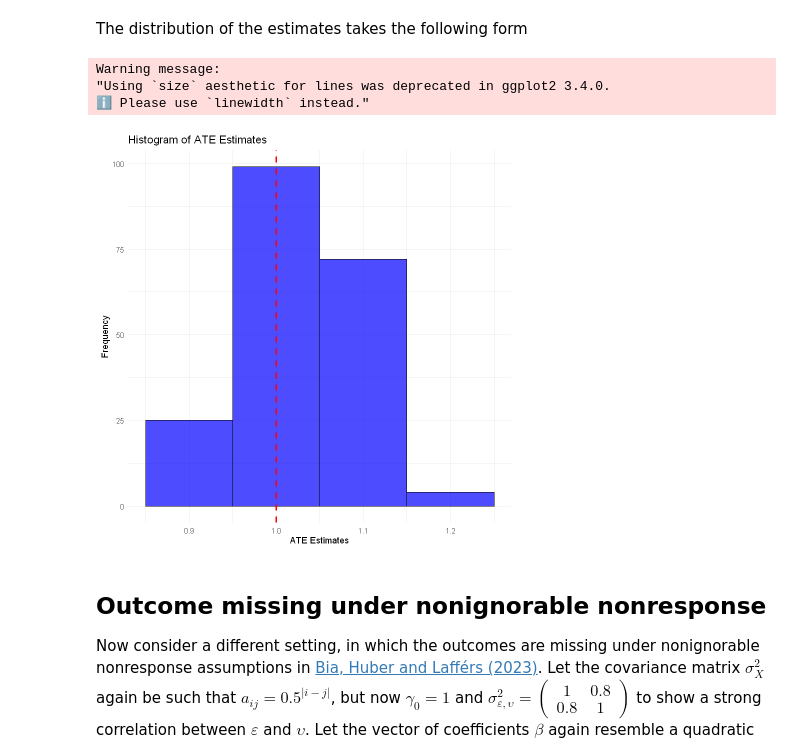
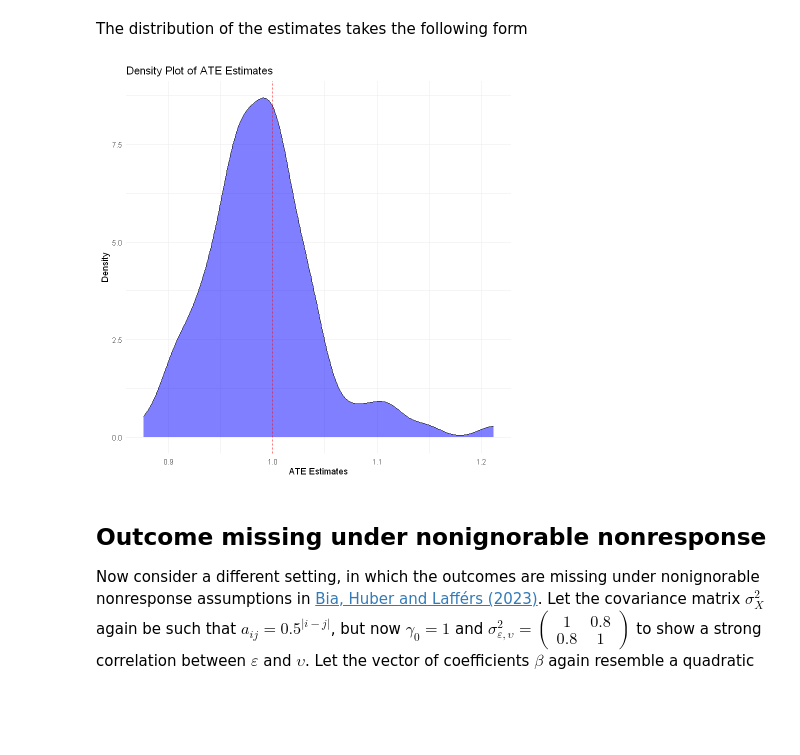
Before and after one commit to DoubleML/doubleml-docs, a Jupyter notebook: doc/examples/R_double_ml_ssm.ipynb, the cells around one changed output. Saved outputs shown, nothing was run; the diff lists cells and outputs as text; code cells hidden in the pictures; blank space fills up the shorter version.

Commit message:
use density plot instead of histogram

```diff
--- a/doc/examples/R_double_ml_ssm.ipynb
+++ b/doc/examples/R_double_ml_ssm.ipynb
@@ -142,20 +142,15 @@ for (i_rep in seq_len(n_rep)) {
 The distribution of the estimates takes the following form
 # %%
 # Plot density plot of ATE_estimates with ggplot
-hist_data = data.frame(ATE_estimates = ATE_estimates)
-
-ggplot(hist_data, aes(x = ATE_estimates)) +
-  geom_histogram(binwidth = 0.1, fill = "blue", color = "black", alpha = 0.7) +
-  geom_vline(aes(xintercept = ATE), color = "red", linetype = "dashed", size = 1) +
-  labs(title = "Histogram of ATE Estimates",
+ggplot(data.frame(ATE_estimates), aes(x = ATE_estimates)) +
+  geom_density(fill = "blue", alpha = 0.5) +
+  geom_vline(aes(xintercept = ATE), color = "red", linetype = "dashed") +
+  labs(title = "Density Plot of ATE Estimates",
        x = "ATE Estimates",
-       y = "Frequency") +
+       y = "Density") +
   theme_minimal()
 # %% [output]
-Warning message:
-"Using `size` aesthetic for lines was deprecated in ggplot2 3.4.0.
-ℹ Please use `linewidth` instead."
-[figure, old version]
+[figure, new version]
 # %% [markdown]
 ## Outcome missing under nonignorable nonresponse
 Now consider a different setting, in which the outcomes are missing under nonignorable nonresponse assumptions in [Bia, Huber and Lafférs (2023)](https://doi.org/10.1080/07350015.2023.2271071).
```
Also changed, not shown: parts of 2 cells of this notebook.
